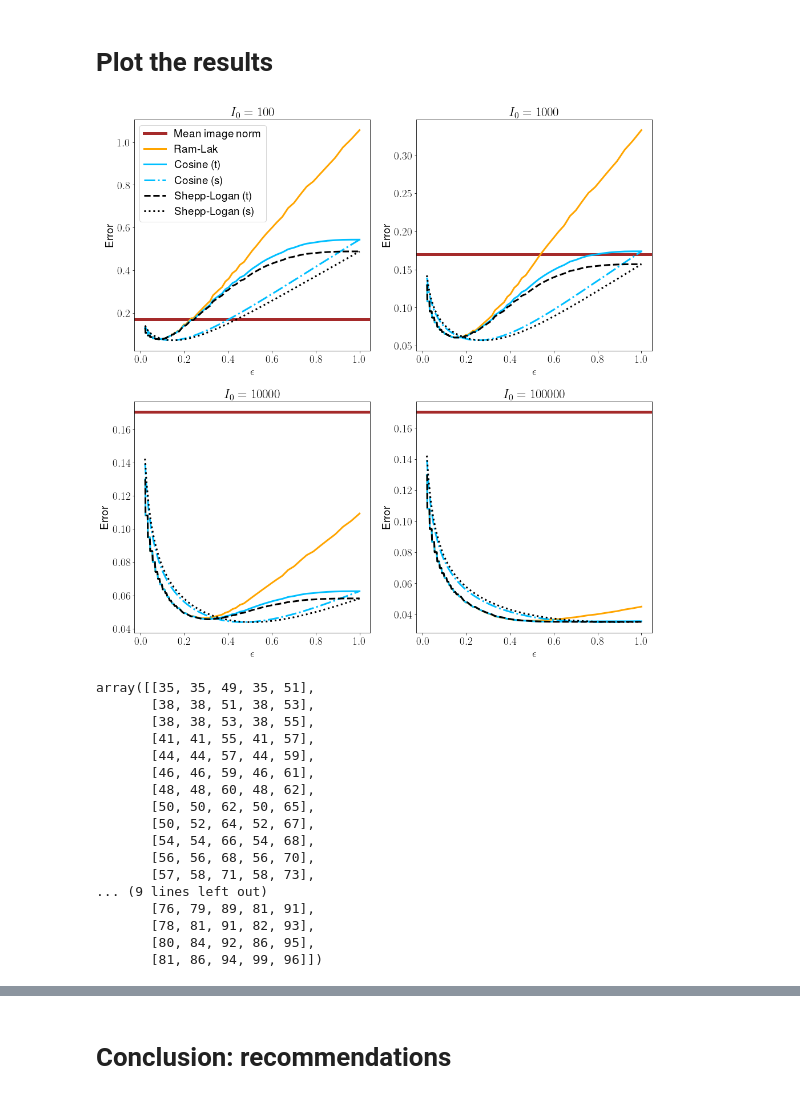
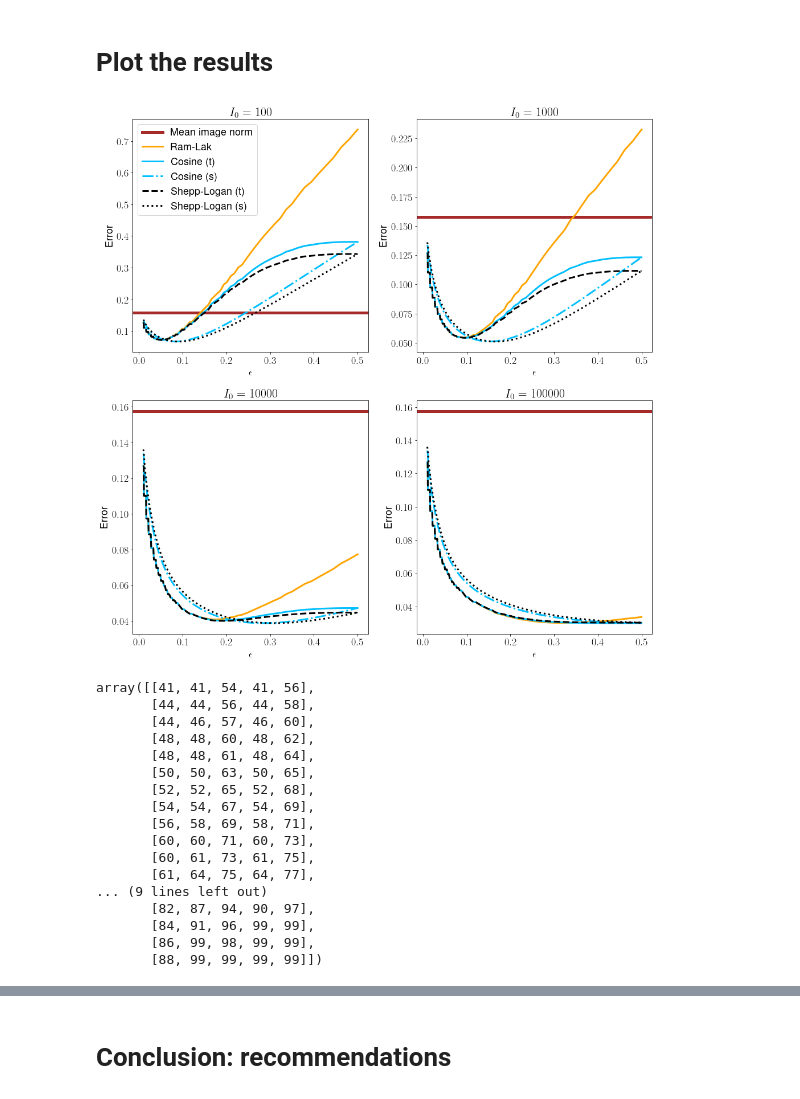
Before and after one commit to FromTheMountain/bachelorproject-code, a Jupyter notebook: Filtering noise sinograms.ipynb, the cells around one changed output, grey strips where cells are left out. Saved outputs shown, nothing was run; the diff lists cells and outputs as text; code cells hidden in the pictures.

```diff
--- a/Filtering noise sinograms.ipynb
+++ b/Filtering noise sinograms.ipynb
@@ -186,0 +190,25 @@ plt.savefig('low-pass-filters.png')
+# %%
+plt.figure(figsize=(8, 5))
+
+plt.rcParams.update({"text.usetex": True, "font.size": 15})
+
+ws = np.fft.fftshift(2 * np.fft.rfftfreq(sinogram.shape[0]))
+eps = 0.7
+
+filter_list = [G_ramp, G_ram_lak, G_cosine_t, G_cosine_s, G_shepp_logan_t, G_shepp_logan_s]
+name_list = ['Ramp', 'Ram-Lak', 'Cosine (t)', 'Cosine (s)', 'Shepp-Logan (t)', 'Shepp-Logan (s)']
+color_list = ['red', 'orange', 'deepskyblue', 'deepskyblue', 'black', 'black']
+style_list = ['dashed', 'solid', 'solid', 'dashdot', 'dashed', 'dotted']
+
+for G, name, color, style in zip(filter_list, name_list, color_list, style_list):
+    if name == 'Ramp':
+        continue
+
+    fs = G(ws, eps)
+    plt.plot(ws / 2, fs / abs(ws), label=name, c=color, ls=style, lw=2.5)
+
+plt.legend()
+plt.title('FBP low-pass filters')
+plt.xlabel('$\omega$')
+plt.ylabel('$F(\omega)$')
+plt.savefig('low-pass-filters.png')
@@ -188,7 +218,7 @@ plt.savefig('low-pass-filters.png')
 # Running the full process once - Radon, Filter, Back-Projection
 Results from this cell are used in several places to avoid having to compute the same thing over and over.
 # %%
-noisy = True
+noisy = False
 title_str = "Noisy" if noisy else "Normal"
 
 # The original image.
@@ -199,7 +229,7 @@ img = resize(0.01 * shepp_logan_phantom(), (128, 128))
 # img = shape_dataset[7][0][0]
 
 # Perform the Radon Transformation
-theta = np.linspace(0, 180, max(img.shape)//2, endpoint=False)
+theta = np.linspace(0, 180, max(img.shape), endpoint=False)
 sinogram = radon(img, theta=theta, circle=False)
 
 # Add noise if necessary
@@ -356,7 +386,7 @@ for i in range(num_images):
     img = shapes_dataset[i][0][0]
 
     # Perform the Radon Transformation
-    theta = np.linspace(0, 180, max(img.shape)//2, endpoint=False)
+    theta = np.linspace(0, 180, max(img.shape), endpoint=False)
     sinogram = radon(img, theta=theta, circle=False)
 
     for j, I_0 in enumerate(I_0_list):
@@ -398,10 +428,10 @@ for i in range(num_images):
 
         num_done += 1
         num_left -= 1
+
+        sleep(15)
         print(f"Image {i+1}/{num_images}, noise level {j+1}/{len(I_0_list)} done.\
 , expected time left: {num_left / num_done * (time() - starting_time) / 60:0.2f} minutes.", end="\r")
-
-        sleep(10)
 # %% [output]
 Image 16/16, noise level 25/25 done., expected time left: 0.00 minutes..
 # %% [markdown]
@@ -412,7 +442,7 @@ np.savez(f'error-norms-{time()}.npz', I_0_list=I_0_list, G_list=G_list, epss=eps
 # %% [markdown]
 ## Checking that it worked
 # %%
-npzfile = np.load("error-norms-1655153426.366406.npz")
+npzfile = np.load("error-norms-1655843796.2342718.npz")
 error_norms = npzfile['error_norms']
 I_0_list = npzfile['I_0_list']
 G_list = [G_ram_lak, G_cosine_t, G_cosine_s, G_shepp_logan_t, G_shepp_logan_s]
@@ -420,50 +450,50 @@ epss = npzfile['epss']
 # %% [markdown]
 # Plot the results
 # %%
-plt.rcParams.update({"text.usetex": True, "font.size": 19})
+plt.rcParams.update({"text.usetex": True, "font.size": 18})
 
 fig, axs = plt.subplots(2, 2, figsize=(14, 14))
 
 for j, ax in zip([0, 8, 16, 24], axs.flat):
     for k, (G, name, style, color) in enumerate(
             zip(G_list, name_list[1:], style_list[1:], color_list[1:])):
-        ax.errorbar(epss, error_norms[:, j, k, :].mean(axis=0),
+        ax.errorbar(epss / 2, error_norms[:, j, k, :].mean(axis=0),
                     label=name, ls=style, c=color, lw=3)
 
     # The reconstruction error for the image that is 0 everywhere
     ax.axhline(y=mean_norm, label="Mean image norm", c="brown", lw=5)
 
     ax.set_title(f"$I_0 = {I_0_list[j]:0.0f}$")
     ax.set_xlabel("$\epsilon$")
     ax.set_ylabel("Error")
 
     if j == 0:
         ax.legend()
 
 fig.tight_layout()
 plt.savefig('filter-errors.png')
 # %% [output]
-[figure, old version]
+[figure, new version]
 # %%
 np.argmin(error_norms.mean(axis=0), axis=2)
 # %% [output]
-array([[35, 35, 49, 35, 51],
-       [38, 38, 51, 38, 53],
-       [38, 38, 53, 38, 55],
-       [41, 41, 55, 41, 57],
-       [44, 44, 57, 44, 59],
-       [46, 46, 59, 46, 61],
+array([[41, 41, 54, 41, 56],
+       [44, 44, 56, 44, 58],
+       [44, 46, 57, 46, 60],
        [48, 48, 60, 48, 62],
-       [50, 50, 62, 50, 65],
-       [50, 52, 64, 52, 67],
-       [54, 54, 66, 54, 68],
-       [56, 56, 68, 56, 70],
-       [57, 58, 71, 58, 73],
+       [48, 48, 61, 48, 64],
+       [50, 50, 63, 50, 65],
+       [52, 52, 65, 52, 68],
+       [54, 54, 67, 54, 69],
+       [56, 58, 69, 58, 71],
+       [60, 60, 71, 60, 73],
+       [60, 61, 73, 61, 75],
+       [61, 64, 75, 64, 77],
 ... (9 lines left out)
-       [76, 79, 89, 81, 91],
-       [78, 81, 91, 82, 93],
-       [80, 84, 92, 86, 95],
-       [81, 86, 94, 99, 96]])
+       [82, 87, 94, 90, 97],
+       [84, 91, 96, 99, 99],
+       [86, 99, 98, 99, 99],
+       [88, 99, 99, 99, 99]])
 # %%
 minimum_epss = epss[np.argmin(error_norms.mean(axis=0), axis=2)]
 
```
Also changed, not shown: parts of 23 cells of this notebook, 1 other file.
